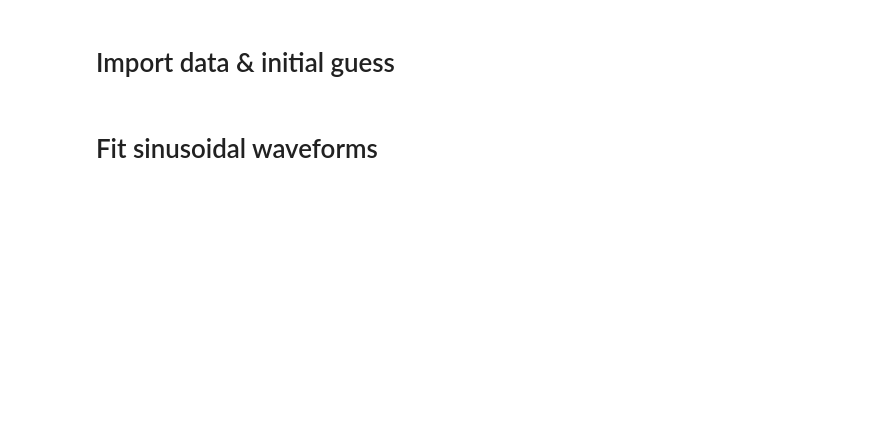
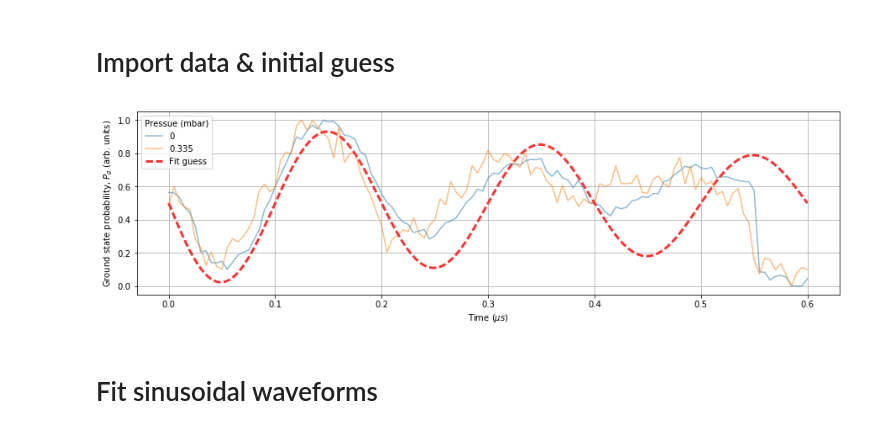
Before and after one commit to aa-morgan/rydberg-general, a Jupyter notebook: nh3_collisions/ramsey_fit.ipynb, the cells around one changed output. Cells and saved outputs as stored; diff of their text form; code cells hidden in the pictures; blank space fills up the shorter version.

Commit message:
Added normalisation to ramsey_fit

```diff
--- a/nh3_collisions/ramsey_fit.ipynb
+++ b/nh3_collisions/ramsey_fit.ipynb
@@ -27,51 +27,56 @@ def decayingSinModel(time, freq, T_decay, amp, phase, offset, drift):
     return amp * np.exp(-time/T_decay) * np.sin(2*np.pi*( freq*time ) + np.radians(phase)) + offset + (drift*time)
 # %%
 def ramsey_fit_guess_default():
-    freq_guess = 5.5 # MHz
-    T_decay_guess = 4.0 # us
-    amp_guess = 0.2
-    phase_guess = 120
-    offset_guess = -0.7
+    freq_guess = 5.0 # MHz
+    T_decay_guess = 1.0 # us
+    amp_guess = 0.5
+    phase_guess = 180
+    offset_guess = 0.5
     drift_guess = 0.0
     return [freq_guess, T_decay_guess, amp_guess, phase_guess, offset_guess, drift_guess]
 # %%
-#date = '310317'
-#file_numbers = [55,60,59,58,57,56]
-#pressures = [0, 6.1E-3, 6.6E-2, 1.0E-1, 2.1E-1, 3.6E-1]
+#date = '120417'
+#file_numbers = [1, 28]
+#pressures = [0, 0.335]
 def ramsey_fit_test(date, file_numbers, pressures=[], pressure_errors=[], guess=ramsey_fit_guess_default(),
-                    eval_time=0.0, crop=[0,0], local=False, figSize=(15.0, 4.0)):
+                    eval_time=0.0, crop=[0,0], local=False, figSize=(15.0, 4.0), normalise=False):
     if local:
         file_path = "SR" + date + "_"
         full_paths = create_filepaths(file_numbers, file_path)
     else:
         file_path = "C:\data\\" + date + "\\SR" + date + "_"
         full_paths = create_filepaths(file_numbers, file_path)
 
     if pressures == []: pressures = np.arange(1, len(full_paths)+1, 1)
 
     matplotlib.rcParams['figure.figsize'] = figSize
     min_time, max_time = 0, 0
     for i, path in enumerate(full_paths):
         data = np.loadtxt(path)
         time = data[:,1] * 1E6
         time = time[crop[0]:len(time)-crop[1]]
         p_g = data[:,4] * 1E9
         p_g = p_g[crop[0]:len(p_g)-crop[1]]
+        if normalise:
+            p_g = p_g - np.min(p_g)
+            p_g = p_g / np.max(p_g)
 
         min_time = np.min([min_time, np.min(time)])
         max_time = np.max([max_time, np.max(time)])
 
         plt.plot(time, p_g, alpha=0.5, label=str(pressures[i]))
 
     timeSteps = np.linspace(min_time, max_time, 1000)
 
     plt.plot(timeSteps, decayingSinModel(timeSteps, *guess), '--', lw=3, color=[1.0,0.2,0.2], label='Fit guess')
     plt.xlabel('Time ($\mu s$)')
     plt.ylabel('Ground state probability, $P_g$ (arb. units)')
     plt.grid()
     plt.legend(title='Pressue (mbar)')
 
-#ramsey_fit_test(date, file_numbers, pressures)
+#ramsey_fit_test(date, file_numbers, pressures, local=True, normalise=True)
+# %% [output]
+[figure, added]
 # %% [markdown]
 # Fit sinusoidal waveforms
 # %%
```
Also changed, not shown: parts of 2 cells of this notebook, 1 other file.
